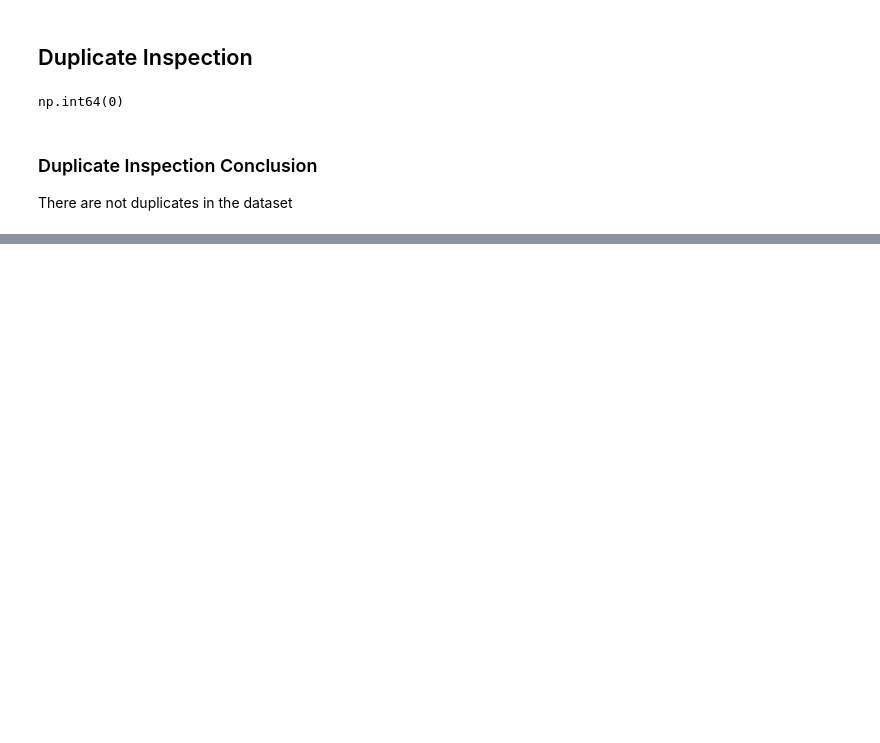
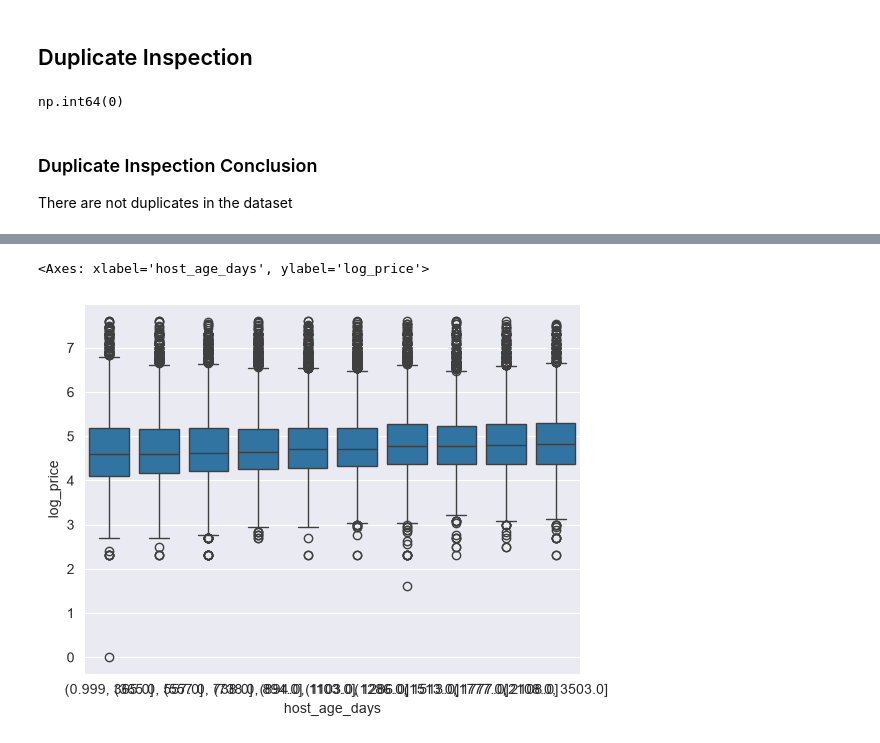
Before and after one commit to Car1LL/airbnb_prices_prediction, a Jupyter notebook: notebooks/01_EDA.ipynb, the cells around one changed output, grey strips where cells are left out. Saved outputs shown, nothing was run; the diff lists cells and outputs as text; code cells hidden in the pictures; blank space fills up the shorter version.

```diff
--- a/notebooks/01_EDA.ipynb
+++ b/notebooks/01_EDA.ipynb
@@ -253,0 +482,8 @@ There are not duplicates in the dataset
+# %%
+sns.boxplot(
+    x=pd.qcut(df['host_age_days'], 10),
+    y=df['log_price']
+)
+# %% [output]
+<Axes: xlabel='host_age_days', ylabel='log_price'>
+[figure, added]
```
Also changed, not shown: parts of 17 cells of this notebook.
